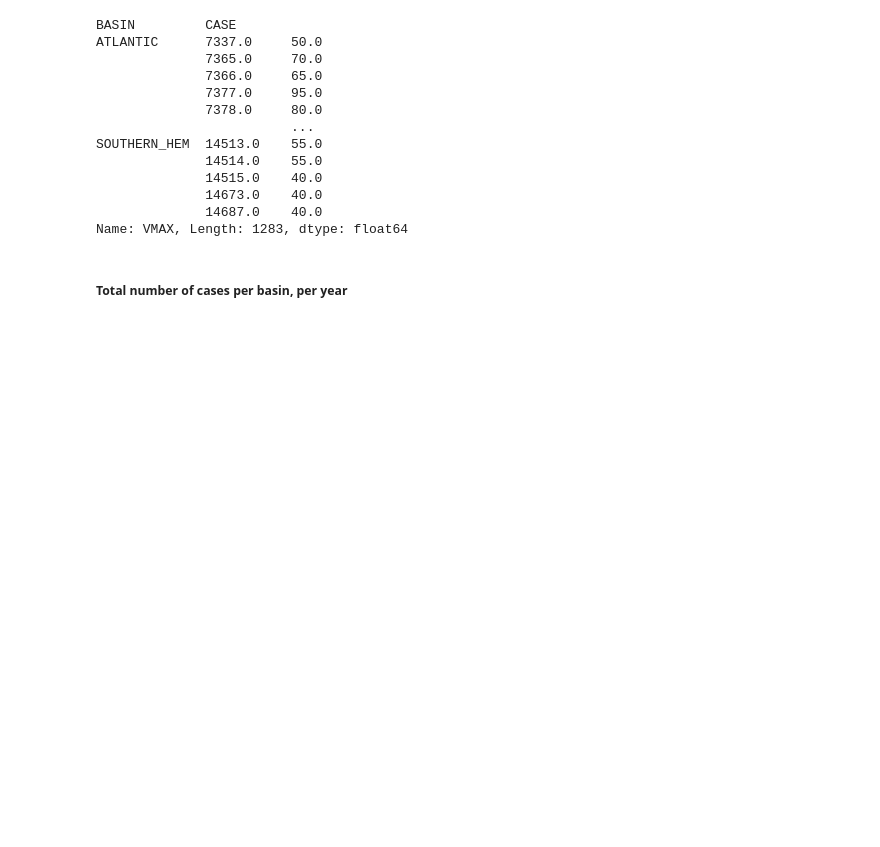
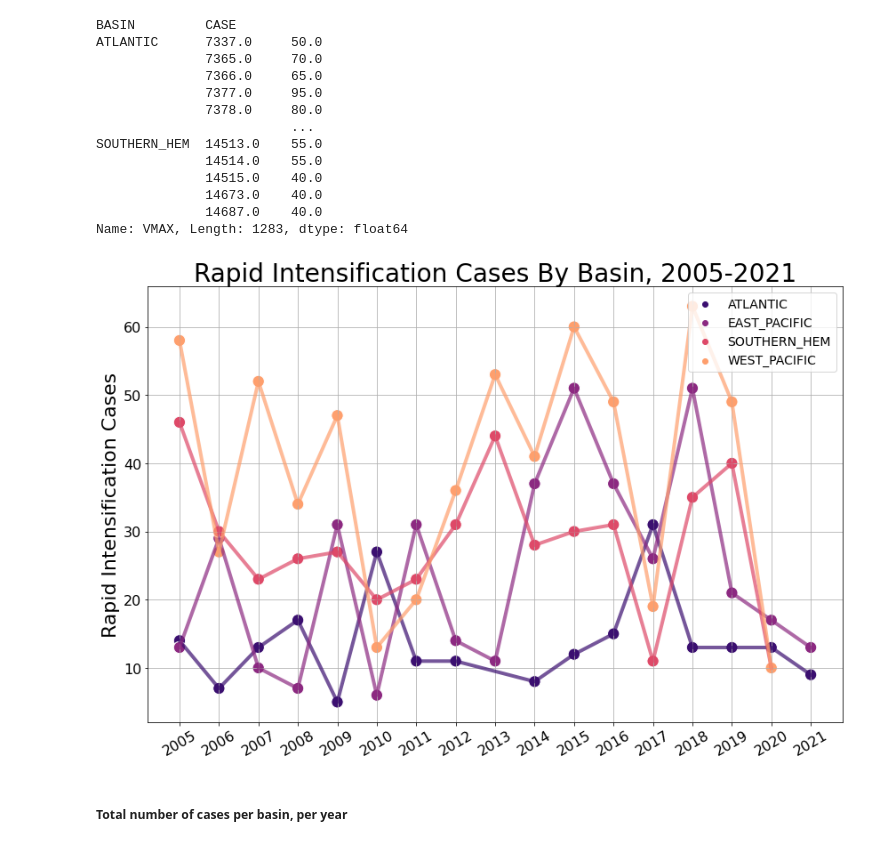
Before and after one commit to marie-mcgraw/ML_for_TC_RI, a Jupyter notebook: SHIPS_dev_data_explore.ipynb, the cells around one changed output. Saved outputs shown, nothing was run; the diff lists cells and outputs as text; code cells hidden in the pictures; blank space fills up the shorter version.

```diff
--- a/SHIPS_dev_data_explore.ipynb
+++ b/SHIPS_dev_data_explore.ipynb
@@ -130,3 +155,6 @@ y_train.reset_index().groupby(['BASIN','I_class label']).count()
 diff_train_RI = diff_train.where(diff_train['d24_VMAX']>=RI_thresh).dropna(how='all')
 diff_train_RI['Year'] = diff_train_RI['DATE_full'].dt.year
 var_train = diff_train_RI.reset_index().groupby(['BASIN','Year']).count()
+diff_test_RI = diff_test.where(diff_test['d24_VMAX']>=RI_thresh).dropna(how='all')
+diff_test_RI['Year'] = diff_test_RI['DATE_full'].dt.year
+var_test = diff_test_RI.reset_index().groupby(['BASIN','Year']).count()
@@ -151,0 +161,2 @@ var_train.xs('SOUTHERN_HEM')
+# %%
+var_ALL = pd.concat([var_train,var_test])
@@ -234,6 +279,23 @@ SOUTHERN_HEM  14513.0    55.0
               14673.0    40.0
               14687.0    40.0
 Name: VMAX, Length: 1283, dtype: float64
+# %%
+fig2,ax2 = plt.subplots(1,1,figsize=(14,9))
+#
+sns.lineplot(data=var_ALL.reset_index(),x='Year',y='CASE',hue='BASIN',ax=ax2,palette='magma',linewidth=4,alpha=0.7,
+            legend=False)
+sns.scatterplot(data=var_ALL.reset_index(),x='Year',y='CASE',hue='BASIN',ax=ax2,s=180,palette='magma')
+ax2.grid()
+ax2.set_xticks(np.arange(2005,2022,1))
+ax2.set_xticklabels(np.arange(2005,2022,1),fontsize=16,rotation=30)
+ax2.set_yticklabels(np.arange(0,70,10),fontsize=16)
+ax2.set_ylabel('Rapid Intensification Cases',fontsize=22)
+ax2.set_xlabel(None)
+ax2.legend(fontsize=14,loc='upper right')
+ax2.set_title('Rapid Intensification Cases By Basin, 2005-2021',fontsize=28)
+fig2.savefig('case_no_by_year_basin.pdf',format='pdf',dpi=350,bbox_inches='tight')
+# %% [output]
+[figure, added]
 # %% [markdown]
 ##### Total number of cases per basin, per year
 # %%
```
Also changed, not shown: parts of 7 cells of this notebook, 10 other files.
